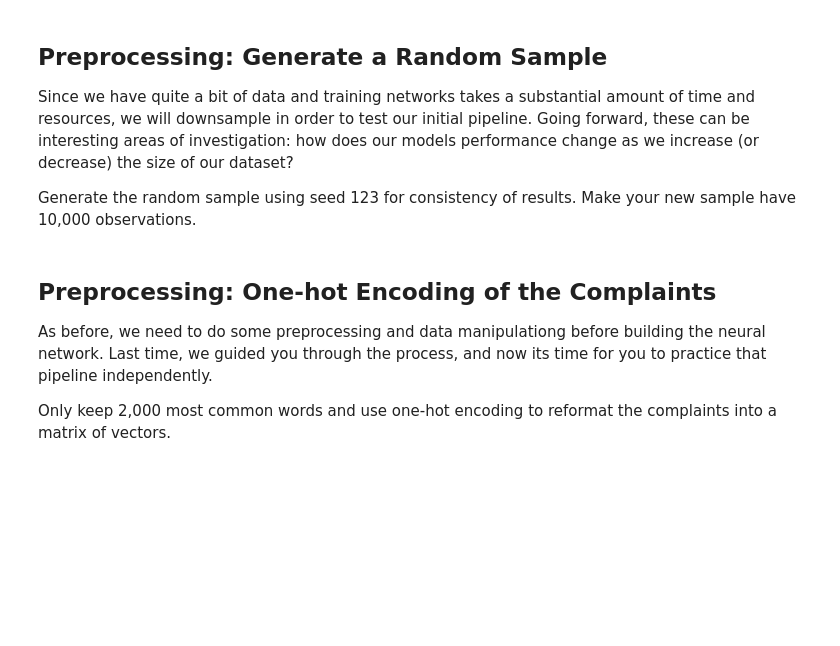
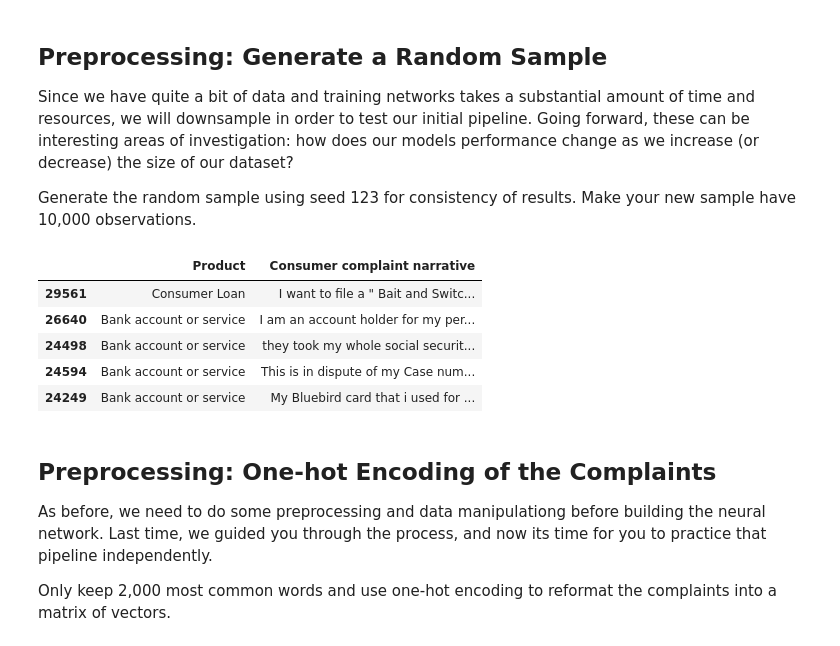
Before and after one commit to UpwardTrajectory/dsc-04-42-03-tuning-neural-networks-with-regularization-lab-seattle-ds-career-040119, a Jupyter notebook: index.ipynb, the cells around one changed output. Saved outputs shown, nothing was run; the diff lists cells and outputs as text; code cells hidden in the pictures; blank space fills up the shorter version.

```diff
--- a/index.ipynb
+++ b/index.ipynb
@@ -57,6 +57,14 @@ Since we have quite a bit of data and training networks takes a substantial amou
 Generate the random sample using seed 123 for consistency of results. Make your new sample have 10,000 observations.
 # %%
 df_smaller = df.sample(10_000, random_state=123)
+df_smaller.head()
+# %% [output]
+|  | Product | Consumer complaint narrative |
+| 29561 | Consumer Loan | I want to file a " Bait and Switc... |
+| 26640 | Bank account or service | I am an account holder for my per... |
+| 24498 | Bank account or service | they took my whole social securit... |
+| 24594 | Bank account or service | This is in dispute of my Case num... |
+| 24249 | Bank account or service | My Bluebird card that i used for ... |
 # %% [markdown]
 ## Preprocessing: One-hot Encoding of the Complaints
 
```
